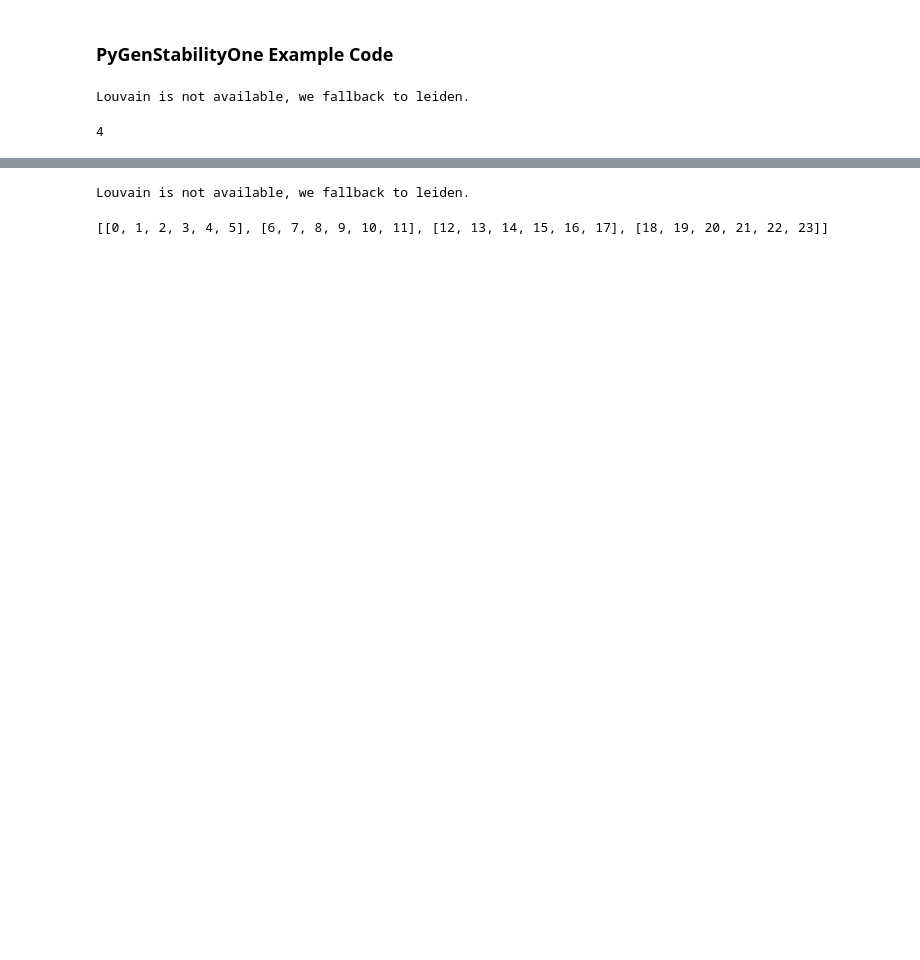
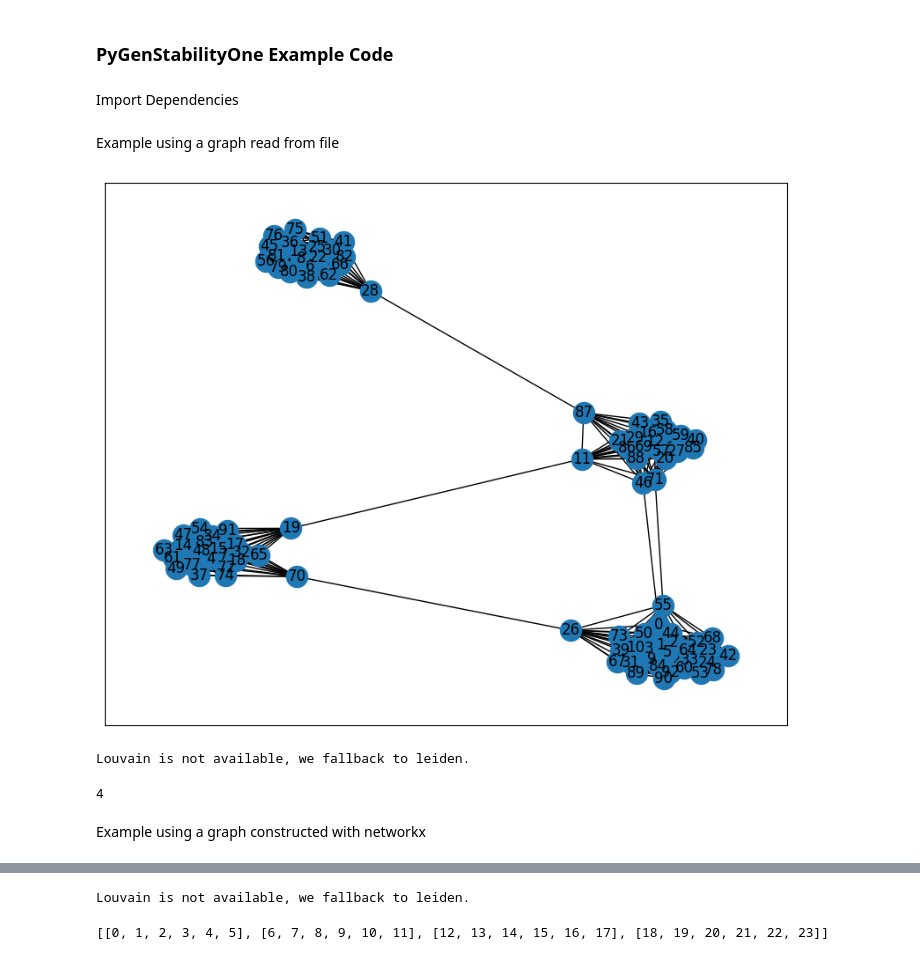
Before and after one commit to saref/PyGenStabilityOne, a Jupyter notebook: example.ipynb, the cells around one changed output, grey strips where cells are left out. Cells and saved outputs as stored; diff of their text form; code cells hidden in the pictures; blank space fills up the shorter version.

```diff
--- a/example.ipynb
+++ b/example.ipynb
@@ -1,4 +1,6 @@
 # %% [markdown]
 ### PyGenStabilityOne Example Code
+# %% [markdown]
+Import Dependencies
 # %%
 from pygenstability_one import pygenstability_one
@@ -5,12 +8,21 @@ from pygenstability_one import pygenstability_one
 import networkx as nx
+# %% [markdown]
+Example using a graph read from file
 # %%
 graph = nx.read_gml("ABCD_0.gml", destringizer=int)
 
-coms = pygenstability_one(graph)
-len(coms)
+plt.figure(figsize=(10,8))
+nx.draw_networkx(graph, pos=nx.spring_layout(graph))
 # %% [output]
-Louvain is not available, we fallback to leiden.
-4
+[figure, added]
+# %%
+coms = pygenstability_one(graph)
+len(coms)
+# %% [output]
+Louvain is not available, we fallback to leiden.
+4
+# %% [markdown]
+Example using a graph constructed with networkx
 # %%
 G = nx.barbell_graph(6,0)
 H = nx.disjoint_union(G,G)
```
Also changed, not shown: parts of 3 cells of this notebook, 1 other file.
